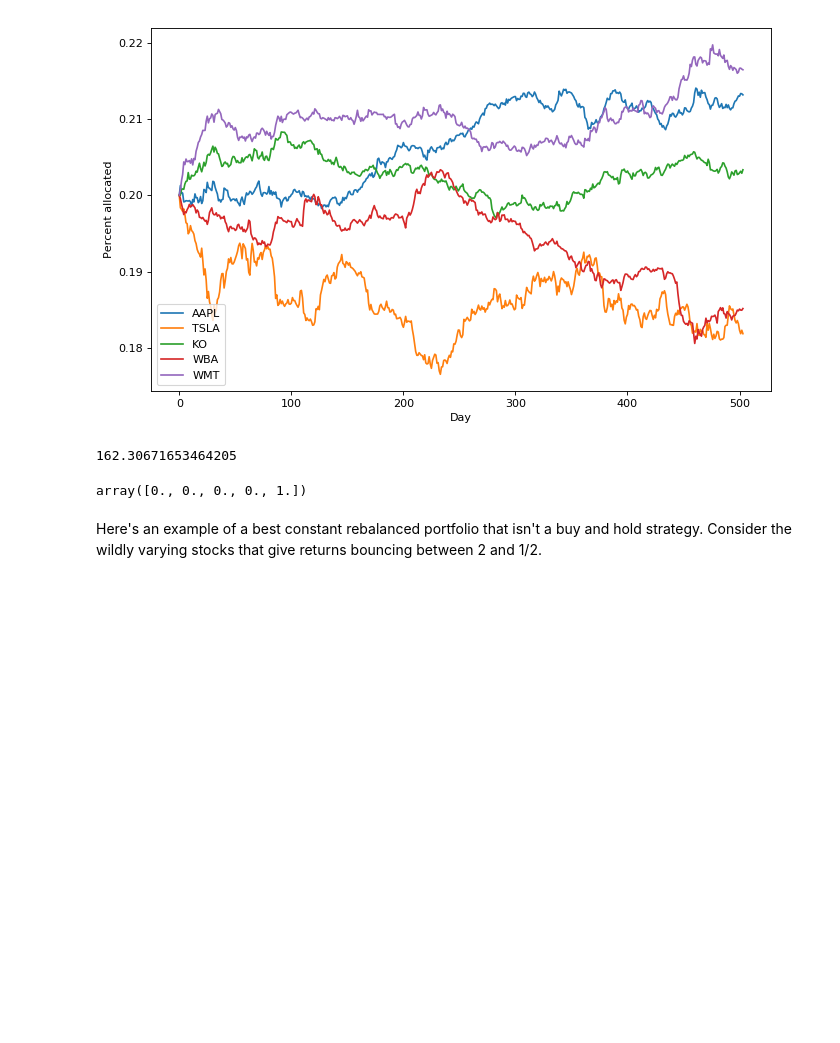
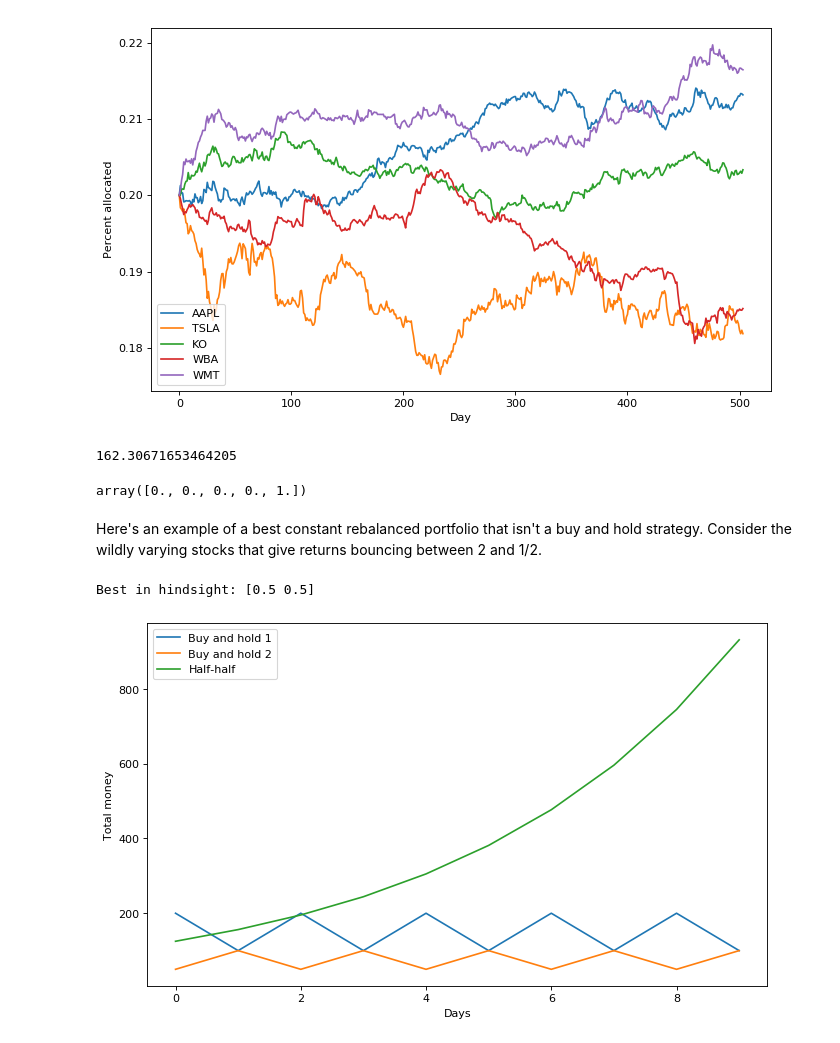
Before and after one commit to andrewcharlesjones/universal_portfolios, a Jupyter notebook: universal_portfolio.ipynb, the cells around one changed output. Drawn from its saved outputs; the diff is of its cells as text; code cells hidden in the pictures; blank space fills up the shorter version.

Commit message:
add oscillating stocks plot

```diff
--- a/universal_portfolio.ipynb
+++ b/universal_portfolio.ipynb
@@ -167,7 +167,7 @@ array([0., 0., 0., 0., 1.])
 # %% [markdown]
 Here's an example of a best constant rebalanced portfolio that isn't a buy and hold strategy. Consider the wildly varying stocks that give returns bouncing between 2 and 1/2.
 # %%
-data1 = np.vstack([np.tile([2, 0.5], 10), np.tile([0.5, 2], 10)])
+data1 = np.vstack([np.tile([2, 0.5], 5), np.tile([0.5, 2], 5)])
 
 allocation_granularity = 10
 all_portfolio_allocations = binnings(allocation_granularity, 2)
@@ -180,4 +180,50 @@ for p in all_portfolios1:
     curr_w = portfolio_wealth(p, data1)
     portfolio_hindsight_earnings.append(curr_w)
 # %%
-all_portfolios1[np.argmax(portfolio_hindsight_earnings)]
+print("Best in hindsight: {}".format(all_portfolios1[np.argmax(portfolio_hindsight_earnings)]))
+# %% [output]
+Best in hindsight: [0.5 0.5]
+# %%
+# Plot earnings of buy and hold strategy and rebalanced half-half strategy
+
+initial_money = 100
+
+## ---- Buy and hold ------
+buy_hold_returns = initial_money * np.cumprod(data1, axis=1)
+
+
+## ------ Half and half ------
+curr_portfolio = np.ones(data1.shape[0]) * 1.0 / data1.shape[0] # uniform
+money_per_stock = []
+total_money_trace = []
+money_per_stock.append(curr_portfolio * initial_money)
+used_portfolios.append(curr_portfolio)
+
+
+## run the algorithm
+for tt in range(data1.shape[1]):
+
+    ## calculate returns
+    curr_return = np.multiply(data1[:, tt], money_per_stock)
+    total_money = np.sum(curr_return)
+    total_money_trace.append(total_money)
+
+    ## rebalance the money
+    money_per_stock = curr_portfolio * total_money
+# %%
+plt.figure(num=None, figsize=(10, 6), dpi=80, facecolor='w', edgecolor='k')
+
+
+## ---- Plot buy and hold -------
+for ii in range(buy_hold_returns.shape[0]):
+    plt.plot(buy_hold_returns[ii, :], label = "Buy and hold {}".format(ii+1))
+
+## ----- Plot half and half -----
+plt.plot(total_money_trace, label = "Half-half")
+plt.xlabel("Days")
+plt.ylabel("Total money")
+plt.legend()
+plt.savefig("./bouncy_stocks_returns.png")
+plt.show()
+# %% [output]
+[figure, added]
```
Also changed, not shown: 1 other file.
